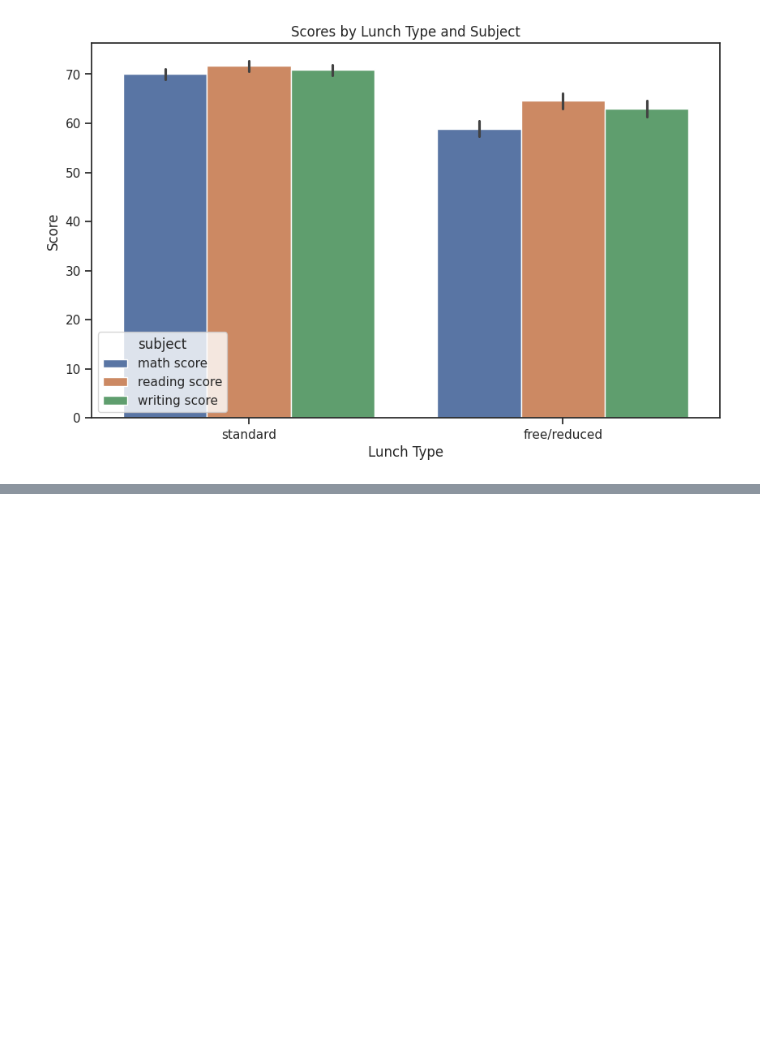
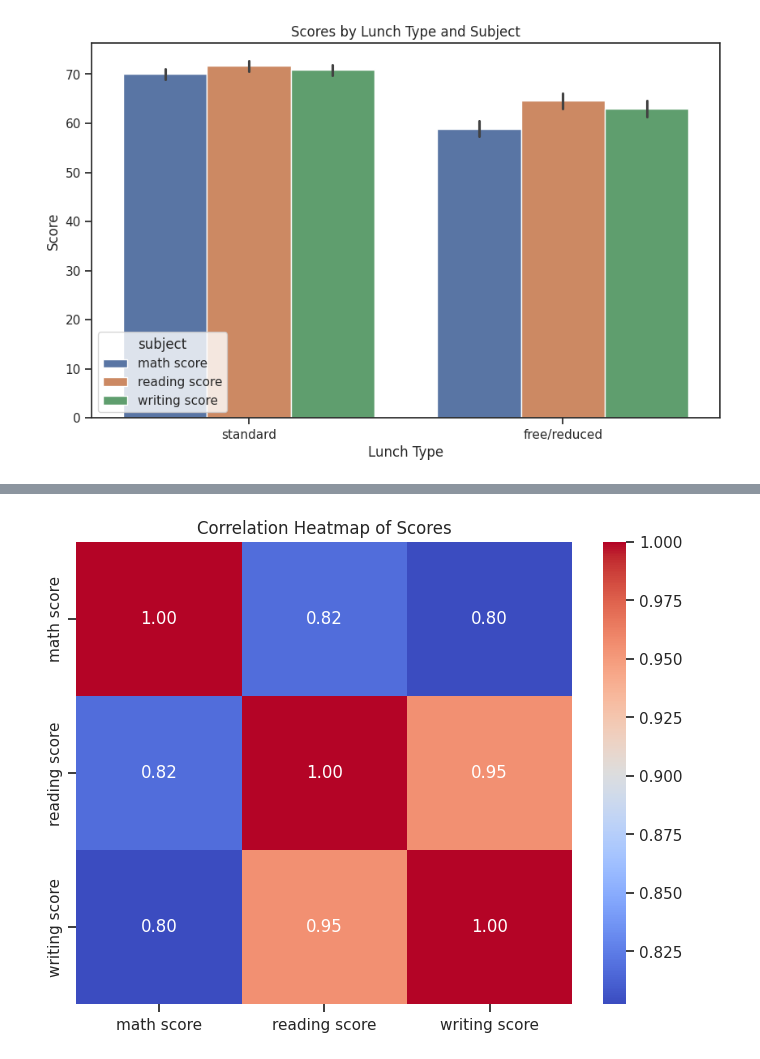
Before and after one commit to Zjmgpk/CS5530, a Jupyter notebook: Assignment1_2.ipynb, the cells around one changed output, grey strips where cells are left out. Drawn from its saved outputs; the diff is of its cells as text; code cells hidden in the pictures; blank space fills up the shorter version.

```diff
--- a/Assignment1_2.ipynb
+++ b/Assignment1_2.ipynb
@@ -153,0 +156,3 @@ plt.show()
+# %%
+df4=df.drop(['gender','race/ethnicity', 'parental level of education', 'lunch','test preparation course'], axis=1)
+df4
@@ -153,0 +173,8 @@ plt.show()
+# %%
+correlation_matrix = df4.corr()
+plt.figure(figsize=(8, 6))
+sns.heatmap(correlation_matrix, annot=True, cmap='coolwarm', fmt=".2f")
+plt.title('Correlation Heatmap of Scores')
+plt.show()
+# %% [output]
+[figure, added]
```
Also changed, not shown: parts of 3 cells of this notebook.
